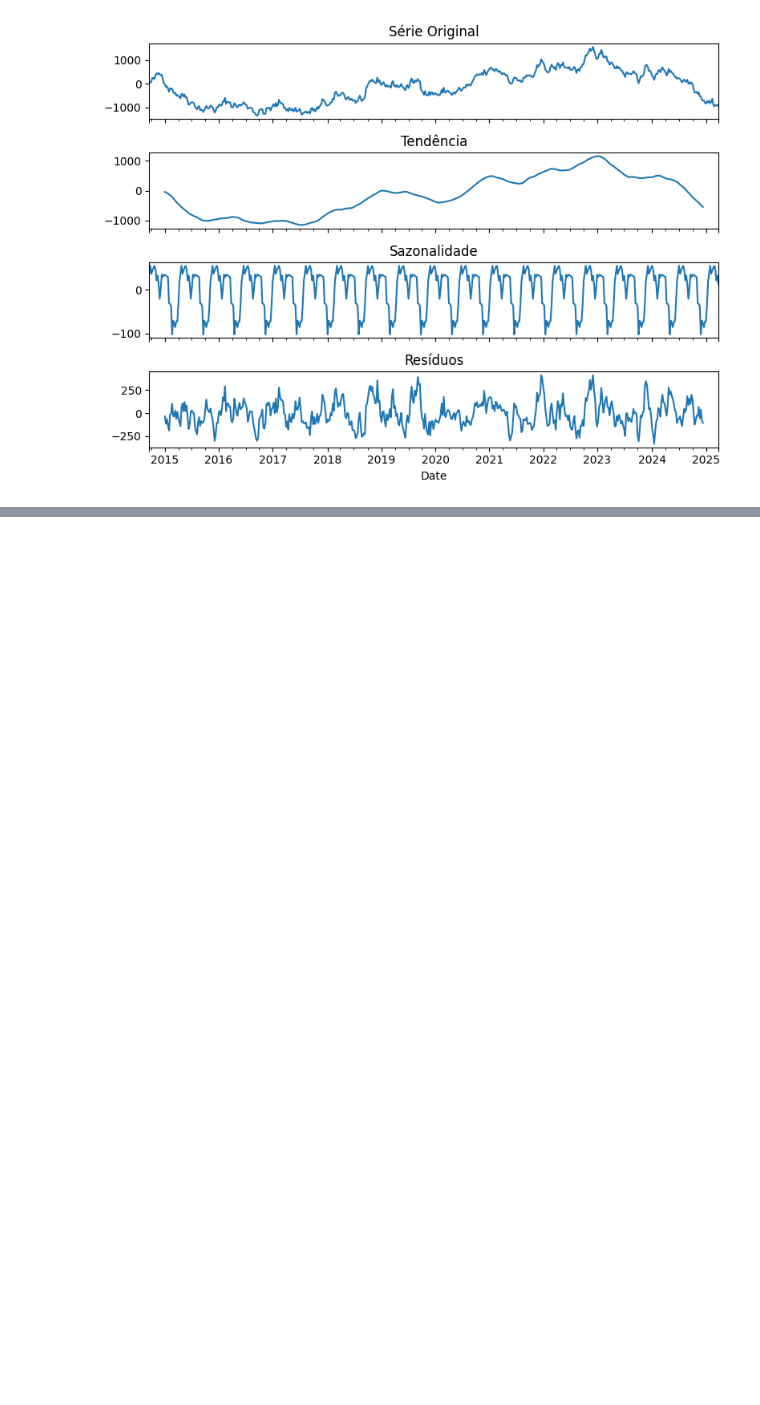
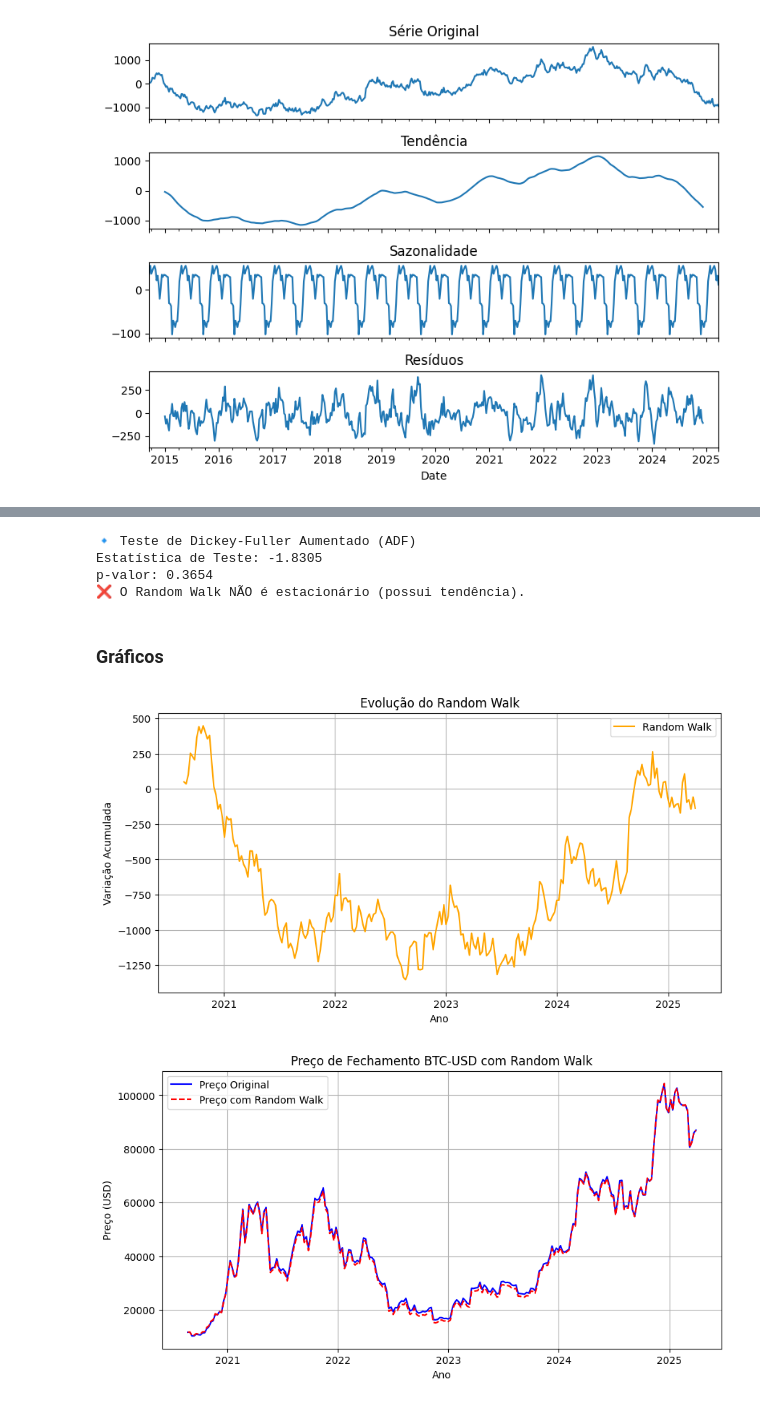
Before and after one commit to MariaGabrielaAlvesZuppardo/SeriesTemporaisCin, a Jupyter notebook: Lista_de_Exercicio_Random_Walk.ipynb, the cells around one changed output, grey strips where cells are left out. Drawn from its saved outputs; the diff is of its cells as text; code cells hidden in the pictures; blank space fills up the shorter version.

```diff
--- a/Lista_de_Exercicio_Random_Walk.ipynb
+++ b/Lista_de_Exercicio_Random_Walk.ipynb
@@ -134,0 +179,41 @@ plt.show()
+# %%
+adf_teste = adfuller(dados_rw['Random Walk'])
+print("\n🔹 Teste de Dickey-Fuller Aumentado (ADF)")
+print(f"Estatística de Teste: {adf_teste[0]:.4f}")
+print(f"p-valor: {adf_teste[1]:.4f}")
+
+if adf_teste[1] > 0.05:
+    print("❌ O Random Walk NÃO é estacionário (possui tendência).")
+else:
+    print("✅ O Random Walk é estacionário.")
+# %% [output]
+🔹 Teste de Dickey-Fuller Aumentado (ADF)
+Estatística de Teste: -1.8305
+p-valor: 0.3654
+❌ O Random Walk NÃO é estacionário (possui tendência).
+# %% [markdown]
+### Gráficos
+# %%
+# 1️⃣ Evolução do Random Walk
+plt.figure(figsize=(10, 5))
+plt.plot(dados_rw.index, dados_rw['Random Walk'], label="Random Walk", color='orange')
+plt.title("Evolução do Random Walk")
+plt.xlabel("Ano")
+plt.ylabel("Variação Acumulada")
+plt.legend()
+plt.grid()
+plt.show()
+
+# 2️⃣ Preço de Fechamento Original vs. Random Walk Aplicado
+plt.figure(figsize=(10, 5))
+plt.plot(dados_rw.index, dados_rw['Close'], label="Preço Original", color='blue')
+plt.plot(dados_rw.index, dados_rw['Close RW'], label="Preço com Random Walk", color='red', linestyle='dashed')
+plt.title("Preço de Fechamento BTC-USD com Random Walk")
+plt.xlabel("Ano")
+plt.ylabel("Preço (USD)")
+plt.legend()
+plt.grid()
+plt.show()
+# %% [output]
+[figure, added]
+[figure, added]
```
Also changed, not shown: parts of 24 cells of this notebook.
